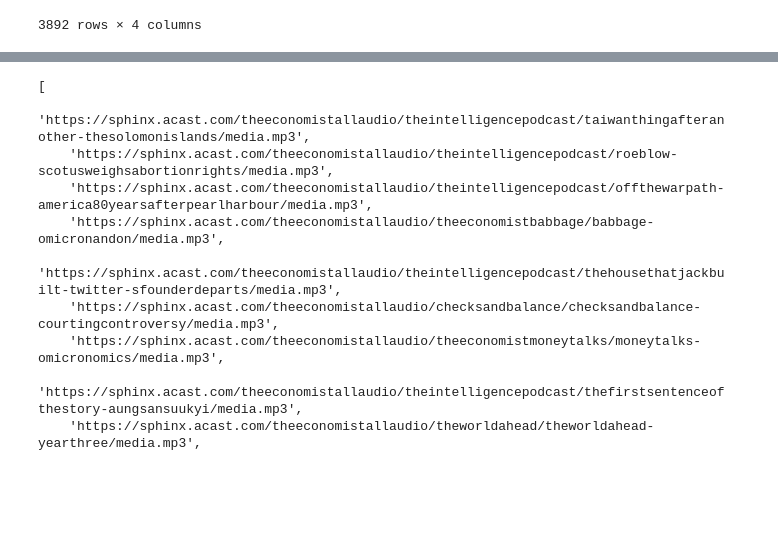
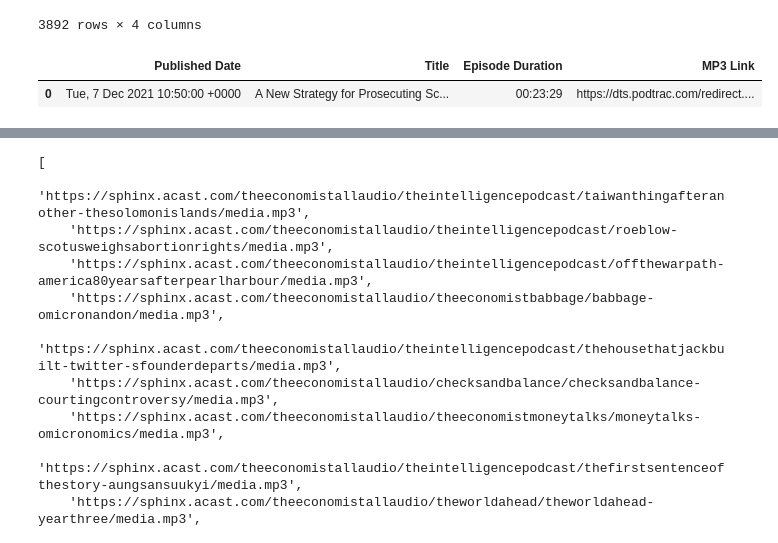
Before and after one commit to cryptodogofmax/podcast-web-player, a Jupyter notebook: podcast_player.ipynb, the cells around one changed output, grey strips where cells are left out. Cells and saved outputs as stored; diff of their text form; code cells hidden in the pictures; blank space fills up the shorter version.

```diff
--- a/podcast_player.ipynb
+++ b/podcast_player.ipynb
@@ -101,3 +101,9 @@ episodes
 | 3890 | Mon, 22 Jun 2015 17:24:31 GMT | The cost of higher education: Fou... | 00:14:16 | https://sphinx.acast.com/theecono... |
 | 3891 | Fri, 19 Jun 2015 19:44:44 GMT | Pick of our week: June 20th 2015 | 00:10:55 | https://sphinx.acast.com/theecono... |
 3892 rows × 4 columns
+# %%
+current_playing = episodes.head(1)
+current_playing
+# %% [output]
+|  | Published Date | Title | Episode Duration | MP3 Link |
+| 0 | Tue, 7 Dec 2021 10:50:00 +0000 | A New Strategy for Prosecuting Sc... | 00:23:29 | https://dts.podtrac.com/redirect.... |
```
Also changed, not shown: parts of 4 cells of this notebook, 3 other files.
